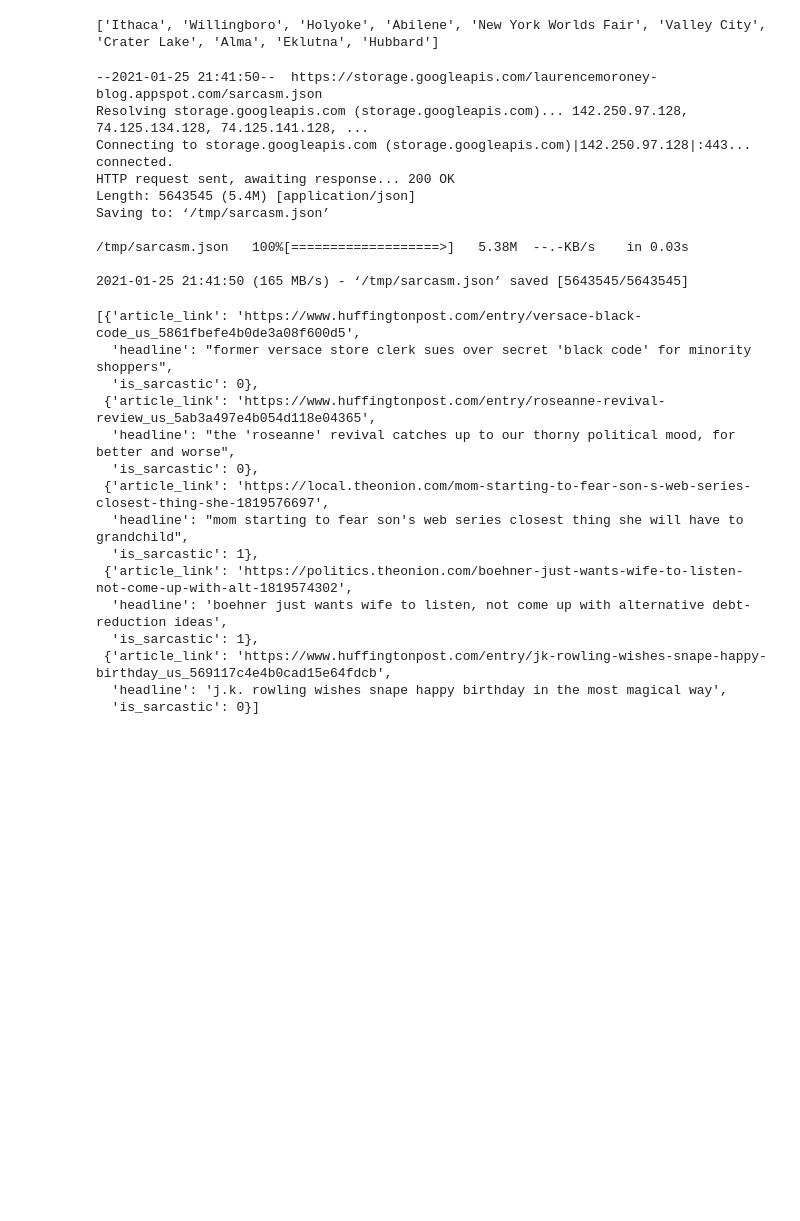
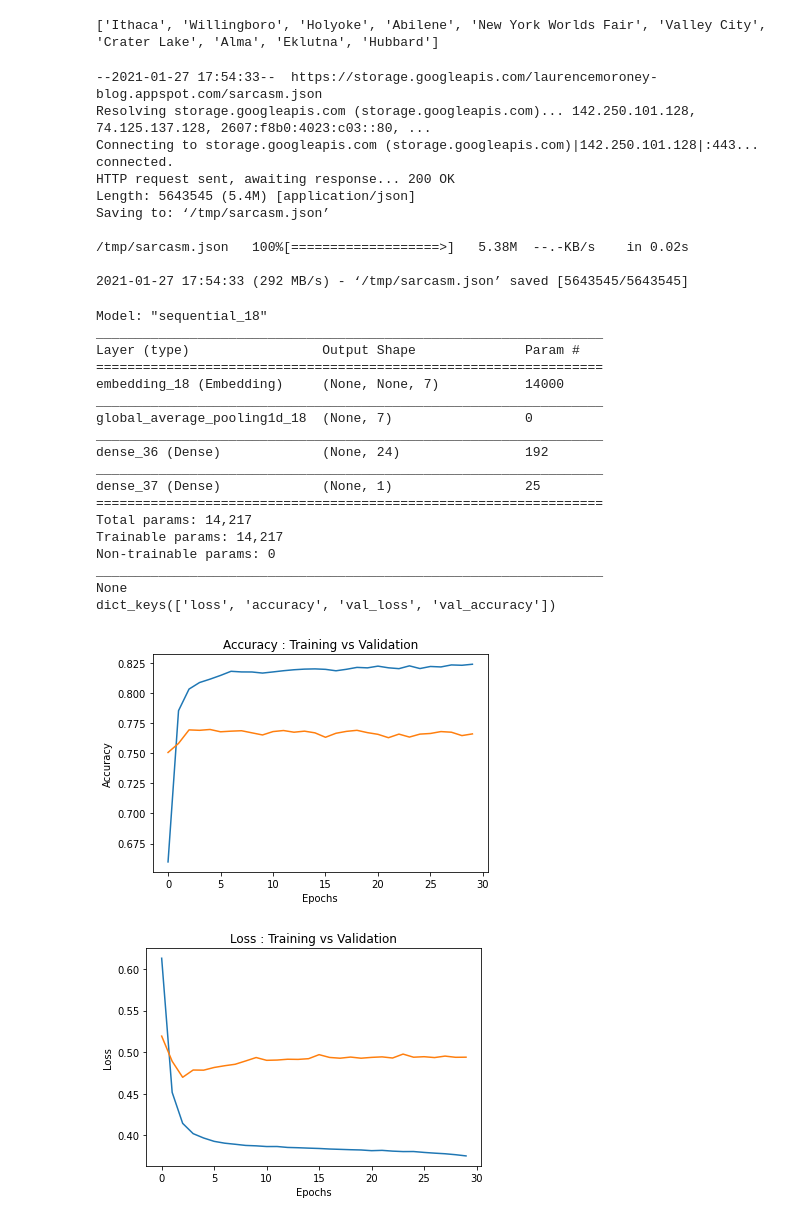
Before and after one commit to kumar-mahendra/66DaysOfData, a Jupyter notebook: Natural_Language_Processing.ipynb, the cells around one changed output. Drawn from its saved outputs; the diff is of its cells as text; code cells hidden in the pictures; blank space fills up the shorter version.

```diff
--- a/Natural_Language_Processing.ipynb
+++ b/Natural_Language_Processing.ipynb
@@ -264,34 +274,23 @@ print(train[:10])
 # for that we will use json library in python and make our life easier
 
 import json
+import numpy as np
 
 with open('/tmp/sarcasm.json','r') as f:
-  data = json.load(f)
+  Data = json.load(f)
 
-data[:5]
+#data[:5]
 # %% [output]
---2021-01-25 21:41:50--  https://storage.googleapis.com/laurencemoroney-blog.appspot.com/sarcasm.json
-Resolving storage.googleapis.com (storage.googleapis.com)... 142.250.97.128, 74.125.134.128, 74.125.141.128, ...
-Connecting to storage.googleapis.com (storage.googleapis.com)|142.250.97.128|:443... connected.
+--2021-01-27 17:54:33--  https://storage.googleapis.com/laurencemoroney-blog.appspot.com/sarcasm.json
+Resolving storage.googleapis.com (storage.googleapis.com)... 142.250.101.128, 74.125.137.128, 2607:f8b0:4023:c03::80, ...
+Connecting to storage.googleapis.com (storage.googleapis.com)|142.250.101.128|:443... connected.
 HTTP request sent, awaiting response... 200 OK
 Length: 5643545 (5.4M) [application/json]
 Saving to: ‘/tmp/sarcasm.json’
 
-/tmp/sarcasm.json   100%[===================>]   5.38M  --.-KB/s    in 0.03s
+/tmp/sarcasm.json   100%[===================>]   5.38M  --.-KB/s    in 0.02s
 
-2021-01-25 21:41:50 (165 MB/s) - ‘/tmp/sarcasm.json’ saved [5643545/5643545]
+2021-01-27 17:54:33 (292 MB/s) - ‘/tmp/sarcasm.json’ saved [5643545/5643545]
-[{'article_link': 'https://www.huffingtonpost.com/entry/versace-black-code_us_5861fbefe4b0de3a08f600d5',
-  'headline': "former versace store clerk sues over secret 'black code' for minority shoppers",
-  'is_sarcastic': 0},
- {'article_link': 'https://www.huffingtonpost.com/entry/roseanne-revival-review_us_5ab3a497e4b054d118e04365',
-  'headline': "the 'roseanne' revival catches up to our thorny political mood, for better and worse",
-  'is_sarcastic': 0},
- {'article_link': 'https://local.theonion.com/mom-starting-to-fear-son-s-web-series-closest-thing-she-1819576697',
-  'headline': "mom starting to fear son's web series closest thing she will have to grandchild",
-  'is_sarcastic': 1},
- {'article_link': 'https://politics.theonion.com/boehner-just-wants-wife-to-listen-not-come-up-with-alt-1819574302',
-  'headline': 'boehner just wants wife to listen, not come up with alternative debt-reduction ideas',
-  'is_sarcastic': 1},
- {'article_link': 'https://www.huffingtonpost.com/entry/jk-rowling-wishes-snape-happy-birthday_us_569117c4e4b0cad15e64fdcb',
-  'headline': 'j.k. rowling wishes snape happy birthday in the most magical way',
-  'is_sarcastic': 0}]
+# %%
+# Make list of headlines
+data = [x['headline'] for x in Data]
@@ -297,0 +401,23 @@ Saving to: ‘/tmp/sarcasm.json’
+# %%
+training_model(2000,7,30)
+# %% [output]
+Model: "sequential_18"
+_________________________________________________________________
+Layer (type)                 Output Shape              Param #
+=================================================================
+embedding_18 (Embedding)     (None, None, 7)           14000
+_________________________________________________________________
+global_average_pooling1d_18  (None, 7)                 0
+_________________________________________________________________
+dense_36 (Dense)             (None, 24)                192
+_________________________________________________________________
+dense_37 (Dense)             (None, 1)                 25
+=================================================================
+Total params: 14,217
+Trainable params: 14,217
+Non-trainable params: 0
+_________________________________________________________________
+None
+dict_keys(['loss', 'accuracy', 'val_loss', 'val_accuracy'])
+[figure, added]
+[figure, added]
```
Also changed, not shown: parts of 9 cells of this notebook.
